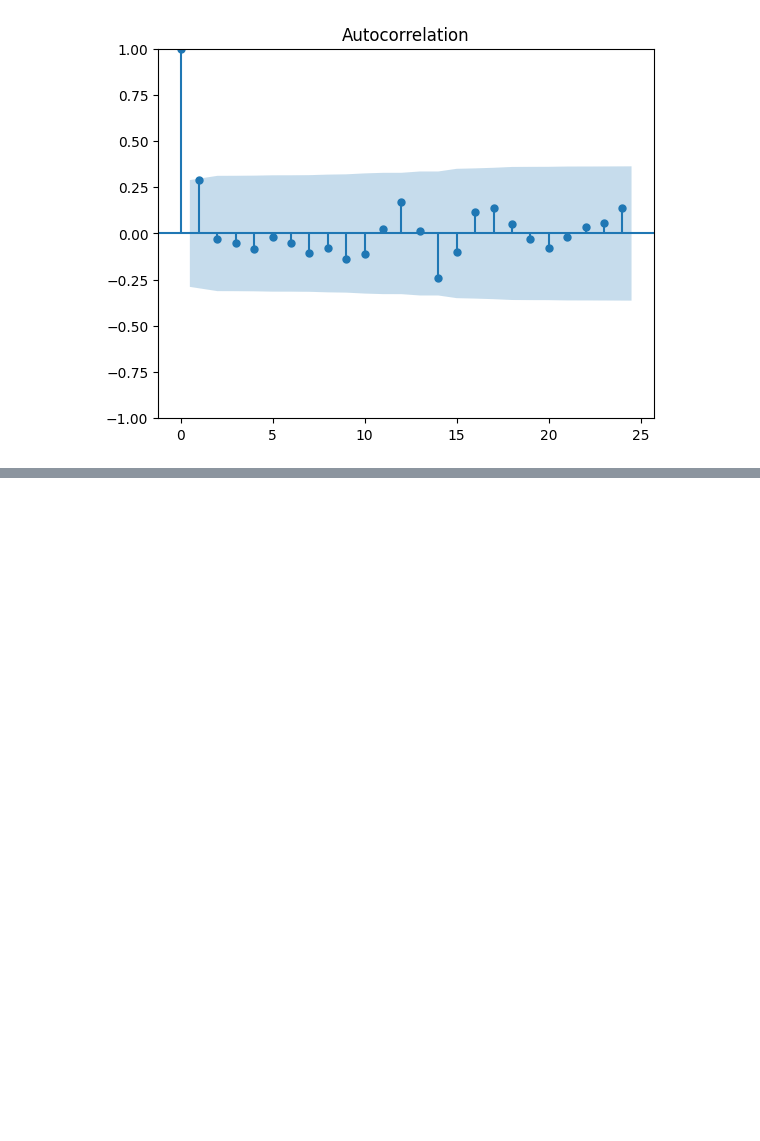
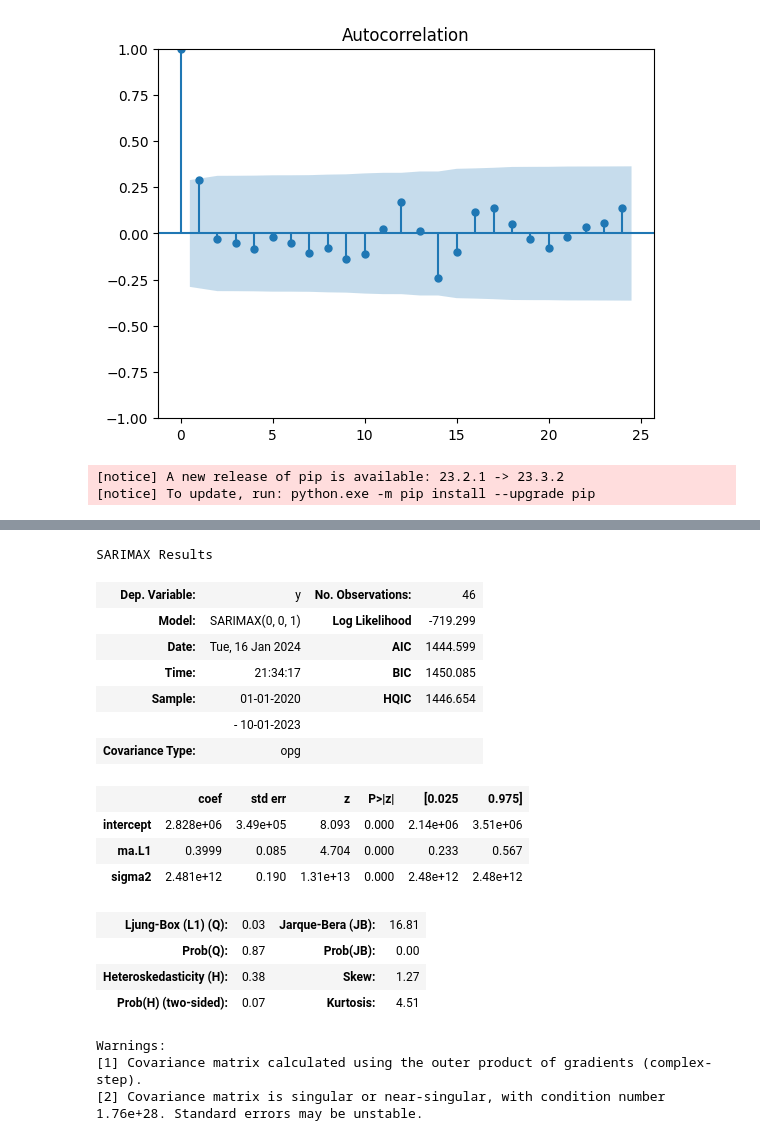
Before and after one commit to thainq1402/ATS, a Jupyter notebook: Teamwork/EDA_Competitor.ipynb, the cells around one changed output, grey strips where cells are left out. Drawn from its saved outputs; the diff is of its cells as text; code cells hidden in the pictures; blank space fills up the shorter version.

```diff
--- a/Teamwork/EDA_Sales.ipynb
+++ b/Teamwork/EDA_Competitor.ipynb
@@ -377,3 +389,17 @@ plot_acf(competitor['Quantity_clip'],lags=24)
 [figure]
 [figure]
 [figure]
+# %%
+
+#Importing Packages
+!pip install pmdarima
+from pmdarima import auto_arima
+
+auto_arima(competitor['Quantity'], seasonal=True, m=4, trace=True).summary()
+
+
+
+#VARMA, VSARMA
+# %% [output]
+[notice] A new release of pip is available: 23.2.1 -> 23.3.2
+[notice] To update, run: python.exe -m pip install --upgrade pip
@@ -379,0 +423,19 @@ plot_acf(competitor['Quantity_clip'],lags=24)
+SARIMAX Results
+| Dep. Variable: | y | No. Observations: | 46 |
+| Model: | SARIMAX(0, 0, 1) | Log Likelihood | -719.299 |
+| Date: | Tue, 16 Jan 2024 | AIC | 1444.599 |
+| Time: | 21:34:17 | BIC | 1450.085 |
+| Sample: | 01-01-2020 | HQIC | 1446.654 |
+|  | - 10-01-2023 |  |  |
+| Covariance Type: | opg |  |  |
+|  | coef | std err | z | P>|z| | [0.025 | 0.975] |
+| intercept | 2.828e+06 | 3.49e+05 | 8.093 | 0.000 | 2.14e+06 | 3.51e+06 |
+| ma.L1 | 0.3999 | 0.085 | 4.704 | 0.000 | 0.233 | 0.567 |
+| sigma2 | 2.481e+12 | 0.190 | 1.31e+13 | 0.000 | 2.48e+12 | 2.48e+12 |
+| Ljung-Box (L1) (Q): | 0.03 | Jarque-Bera (JB): | 16.81 |
+| Prob(Q): | 0.87 | Prob(JB): | 0.00 |
+| Heteroskedasticity (H): | 0.38 | Skew: | 1.27 |
+| Prob(H) (two-sided): | 0.07 | Kurtosis: | 4.51 |
+Warnings:
+[1] Covariance matrix calculated using the outer product of gradients (complex-step).
+[2] Covariance matrix is singular or near-singular, with condition number 1.76e+28. Standard errors may be unstable.
```
Also changed, not shown: parts of 9 cells of this notebook, 5 other files.
